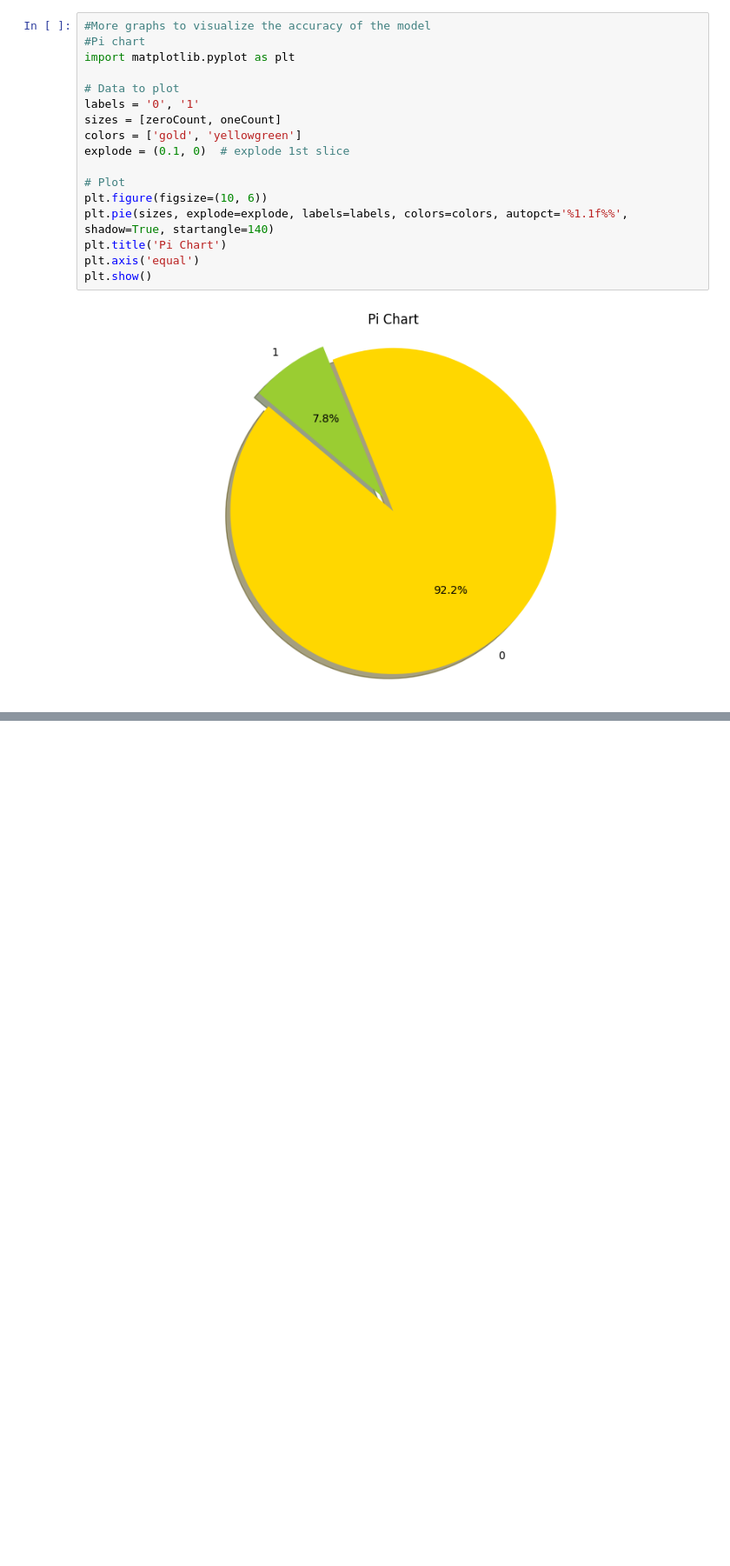
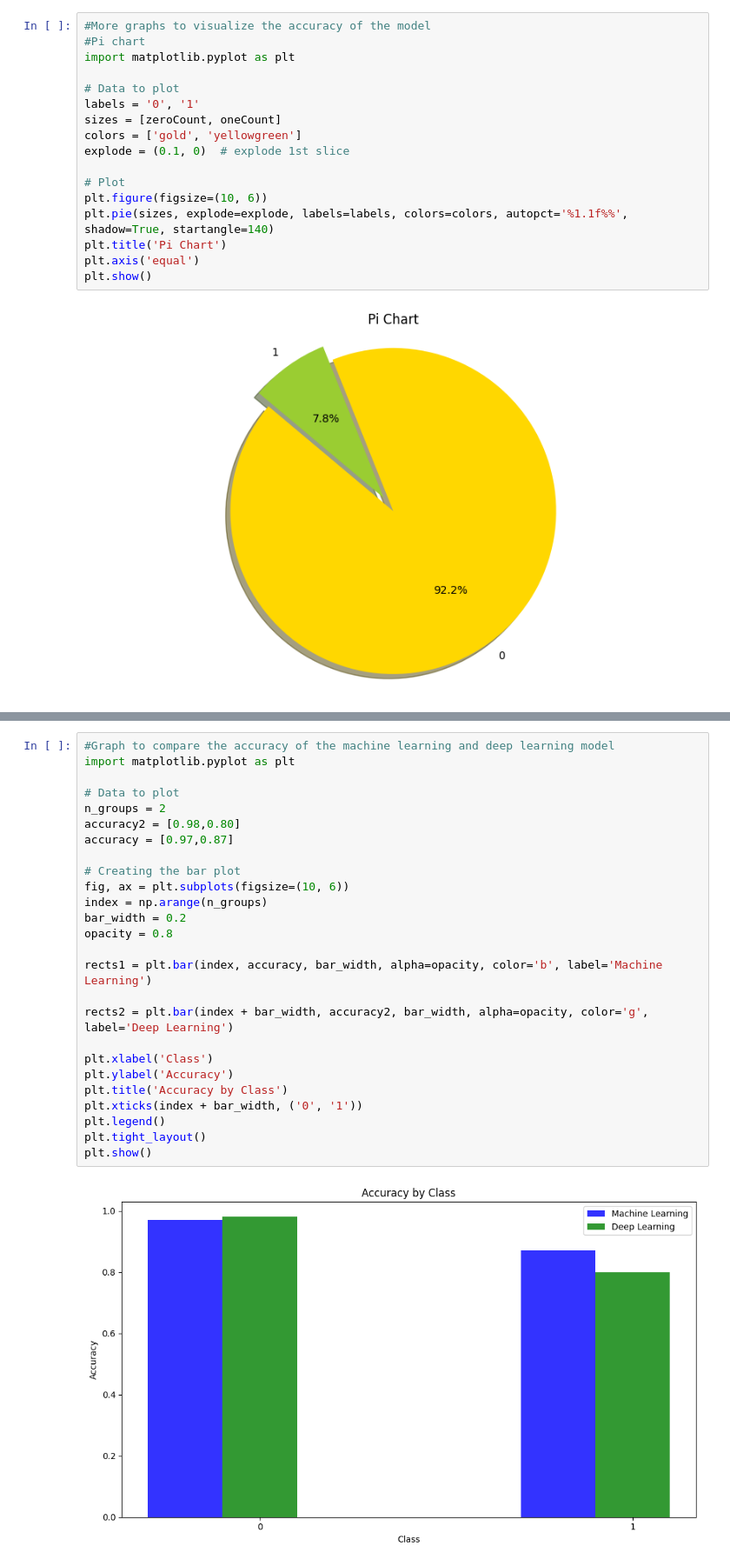
Before and after one commit to Harsh-0001/DAA-Research-Paper, a Jupyter notebook: main.ipynb, the cells around one changed output, grey strips where cells are left out. Shown: that part at 87% size. Cells and saved outputs as stored; diff of their text form; blank space fills up the shorter version.

Commit message:
Added Deep Learning

```diff
--- a/main.ipynb
+++ b/main.ipynb
@@ -438,0 +563,28 @@ plt.show()
+# %%
+#Graph to compare the accuracy of the machine learning and deep learning model
+import matplotlib.pyplot as plt
+
+# Data to plot
+n_groups = 2
+accuracy2 = [0.98,0.80]
+accuracy = [0.97,0.87]
+
+# Creating the bar plot
+fig, ax = plt.subplots(figsize=(10, 6))
+index = np.arange(n_groups)
+bar_width = 0.2
+opacity = 0.8
+
+rects1 = plt.bar(index, accuracy, bar_width, alpha=opacity, color='b', label='Machine Learning')
+
+rects2 = plt.bar(index + bar_width, accuracy2, bar_width, alpha=opacity, color='g', label='Deep Learning')
+
+plt.xlabel('Class')
+plt.ylabel('Accuracy')
+plt.title('Accuracy by Class')
+plt.xticks(index + bar_width, ('0', '1'))
+plt.legend()
+plt.tight_layout()
+plt.show()
+# %% [output]
+[figure, added]
```
Also changed, not shown: parts of 20 cells of this notebook.
